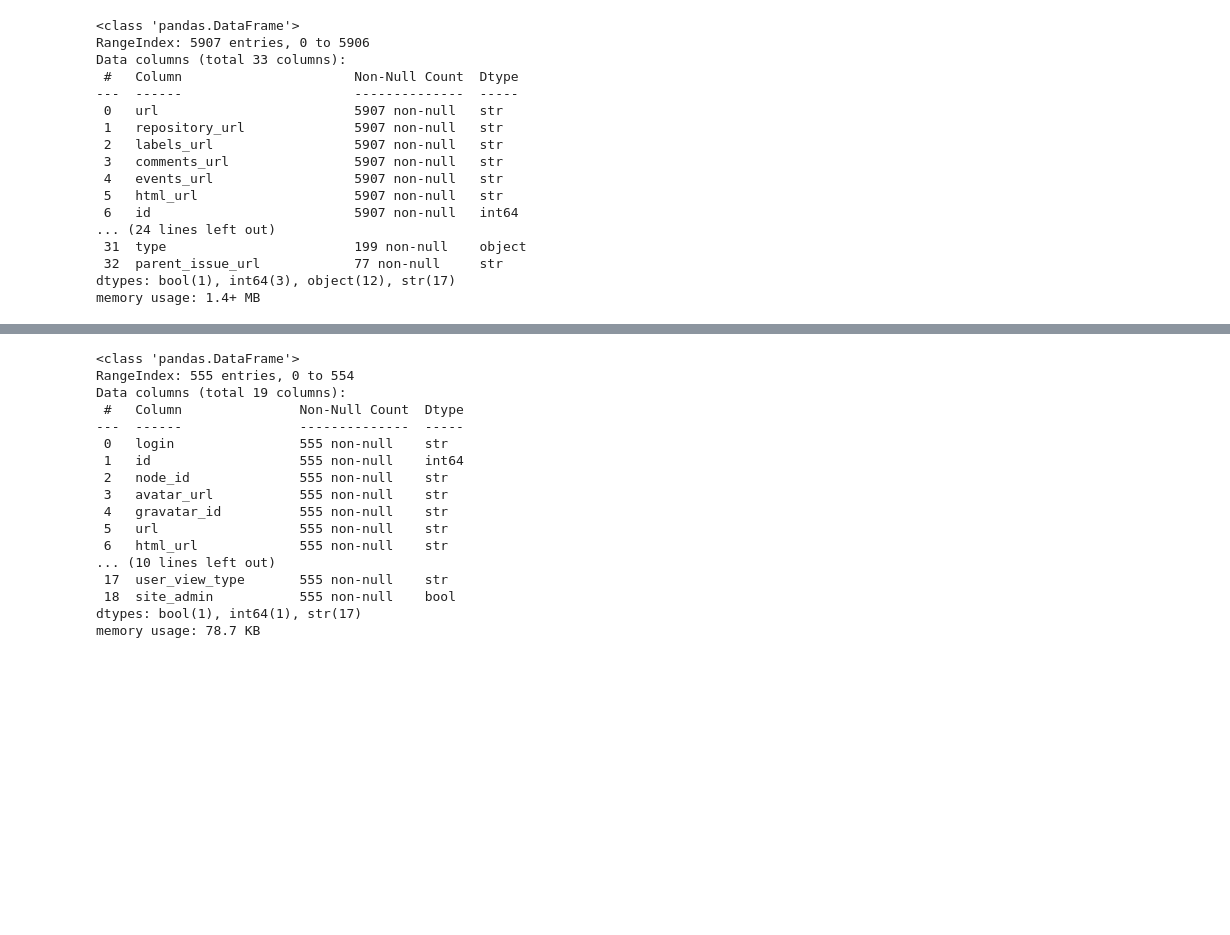
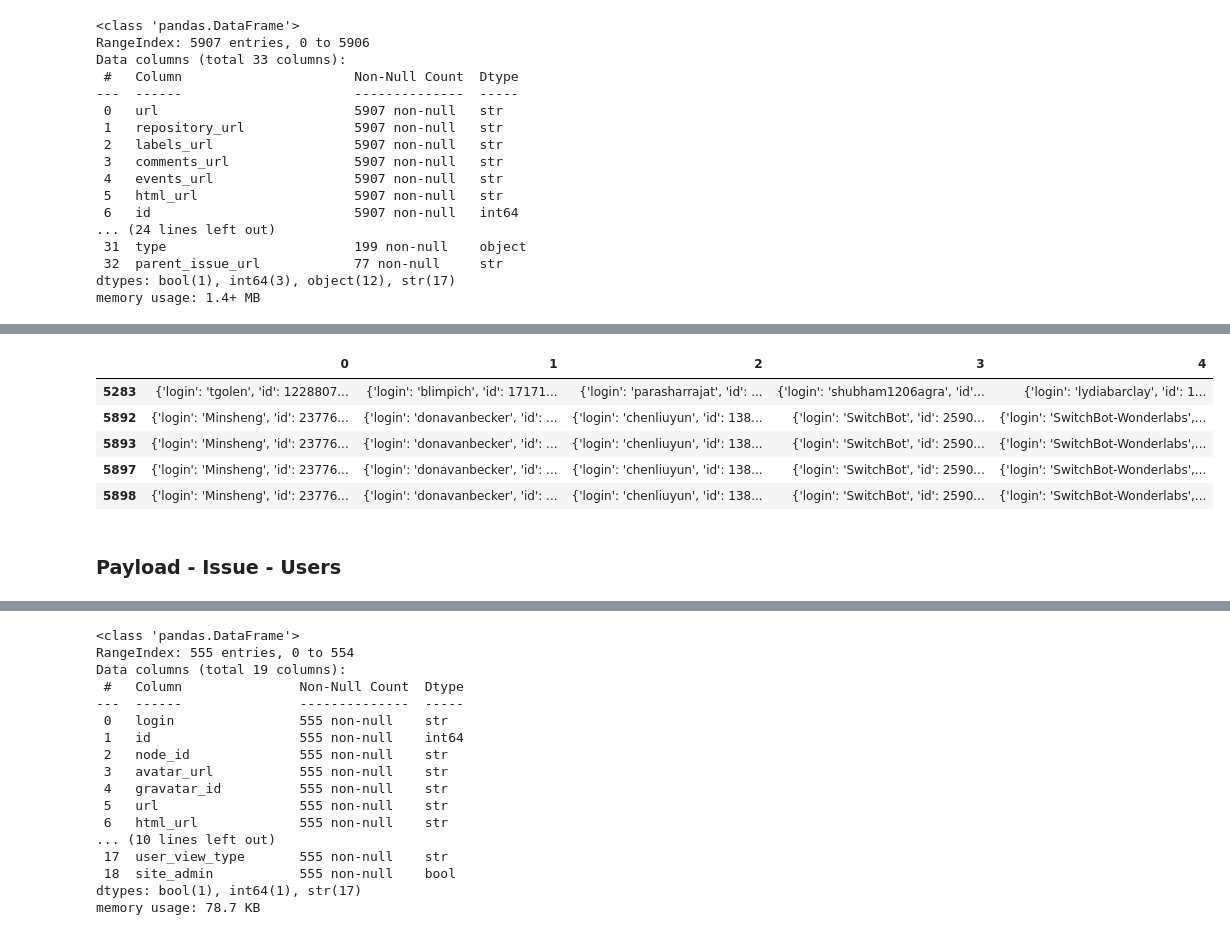
Before and after one commit to ShreyaCtrl/gharchive-data-platform, a Jupyter notebook: data-analysis.ipynb, the cells around one changed output, grey strips where cells are left out. Drawn from its saved outputs; the diff is of its cells as text; code cells hidden in the pictures; blank space fills up the shorter version.

Commit message:
Describing data in source

```diff
--- a/data-analysis.ipynb
+++ b/data-analysis.ipynb
@@ -250,0 +464,3 @@ memory usage: 1.4+ MB
+# %%
+payload_issue_assignees = pd.DataFrame(df_payload_issue["assignees"].dropna().tolist())
+payload_issue_assignees.info()
@@ -250,0 +480,11 @@ memory usage: 1.4+ MB
+# %%
+payload_issue_assignees.dropna().head()
+# %% [output]
+|  | 0 | 1 | 2 | 3 | 4 |
+| 5283 | {'login': 'tgolen', 'id': 1228807... | {'login': 'blimpich', 'id': 17171... | {'login': 'parasharrajat', 'id': ... | {'login': 'shubham1206agra', 'id'... | {'login': 'lydiabarclay', 'id': 1... |
+| 5892 | {'login': 'Minsheng', 'id': 23776... | {'login': 'donavanbecker', 'id': ... | {'login': 'chenliuyun', 'id': 138... | {'login': 'SwitchBot', 'id': 2590... | {'login': 'SwitchBot-Wonderlabs',... |
+| 5893 | {'login': 'Minsheng', 'id': 23776... | {'login': 'donavanbecker', 'id': ... | {'login': 'chenliuyun', 'id': 138... | {'login': 'SwitchBot', 'id': 2590... | {'login': 'SwitchBot-Wonderlabs',... |
+| 5897 | {'login': 'Minsheng', 'id': 23776... | {'login': 'donavanbecker', 'id': ... | {'login': 'chenliuyun', 'id': 138... | {'login': 'SwitchBot', 'id': 2590... | {'login': 'SwitchBot-Wonderlabs',... |
+| 5898 | {'login': 'Minsheng', 'id': 23776... | {'login': 'donavanbecker', 'id': ... | {'login': 'chenliuyun', 'id': 138... | {'login': 'SwitchBot', 'id': 2590... | {'login': 'SwitchBot-Wonderlabs',... |
+# %% [markdown]
+### Payload - Issue - Users
```
Also changed, not shown: parts of 61 cells of this notebook, 1 other file.
